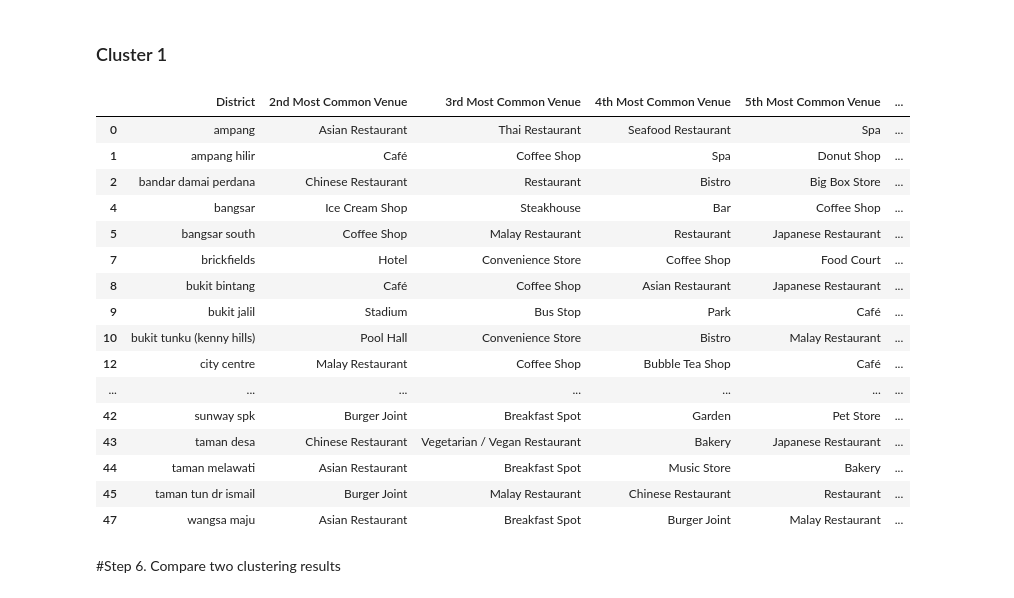
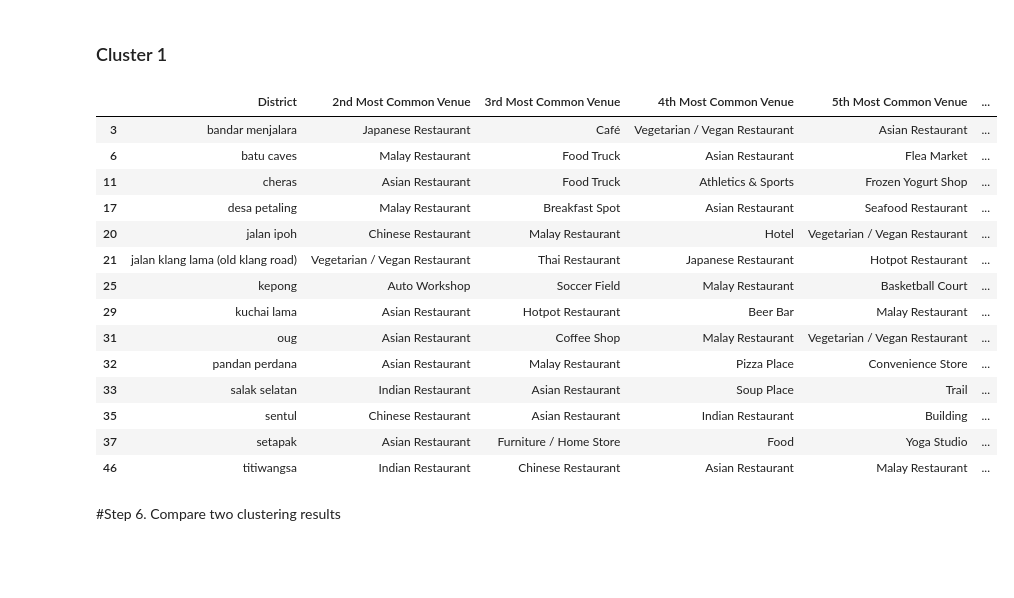
Before and after one commit to anvarnarz/ML-clustering-kl-properties-vs-venues, a Jupyter notebook: main.ipynb, the cells around one changed output. Saved outputs shown, nothing was run; the diff lists cells and outputs as text; code cells hidden in the pictures; blank space fills up the shorter version.

```diff
--- a/main.ipynb
+++ b/main.ipynb
@@ -462,8 +462,8 @@ Next let's analyse the same neighborhoods using the data obtained from Foursquar
 # %% [markdown]
 ##Foursquare crdentials
 # %%
-CLIENT_ID = '***' # your Foursquare ID (fake)
-CLIENT_SECRET = '***' # your Foursquare Secret
+CLIENT_ID = 'HOGPJE3HEQSUCCOHACGSFU22DYGFV4NM3VG2WELOIHXBH0QF' # your Foursquare ID (fake)
+CLIENT_SECRET = 'Y0DLYDDF2YBRYE2IITVXVPLIYZ4YAAI2VR0FEKDKZ3UDB1MA' # your Foursquare Secret
 VERSION = '20200612' # Foursquare API version
 LIMIT=100
 # %% [markdown]
@@ -763,25 +763,23 @@ kl_venues_merged.loc[kl_venues_merged['Cluster Labels'] == 0, kl_venues_merged.c
 # %% [markdown]
 ### Cluster 1
 # %%
-kl_venues_merged.loc[kl_venues_merged['Cluster Labels'] == 1, kl_venues_merged.columns[[0] + list(range(5, kl_venues_merged.shape[1]))]]
+kl_venues_merged.loc[kl_venues_merged['Cluster Labels'] == 2, kl_venues_merged.columns[[0] + list(range(5, kl_venues_merged.shape[1]))]]
 # %% [output]
 |  | District | 2nd Most Common Venue | 3rd Most Common Venue | 4th Most Common Venue | 5th Most Common Venue | ... |
-| 0 | ampang | Asian Restaurant | Thai Restaurant | Seafood Restaurant | Spa | ... |
-| 1 | ampang hilir | Café | Coffee Shop | Spa | Donut Shop | ... |
-| 2 | bandar damai perdana | Chinese Restaurant | Restaurant | Bistro | Big Box Store | ... |
-| 4 | bangsar | Ice Cream Shop | Steakhouse | Bar | Coffee Shop | ... |
-| 5 | bangsar south | Coffee Shop | Malay Restaurant | Restaurant | Japanese Restaurant | ... |
-| 7 | brickfields | Hotel | Convenience Store | Coffee Shop | Food Court | ... |
-| 8 | bukit bintang | Café | Coffee Shop | Asian Restaurant | Japanese Restaurant | ... |
-| 9 | bukit jalil | Stadium | Bus Stop | Park | Café | ... |
-| 10 | bukit tunku (kenny hills) | Pool Hall | Convenience Store | Bistro | Malay Restaurant | ... |
-| 12 | city centre | Malay Restaurant | Coffee Shop | Bubble Tea Shop | Café | ... |
-| ... | ... | ... | ... | ... | ... | ... |
-| 42 | sunway spk | Burger Joint | Breakfast Spot | Garden | Pet Store | ... |
-| 43 | taman desa | Chinese Restaurant | Vegetarian / Vegan Restaurant | Bakery | Japanese Restaurant | ... |
-| 44 | taman melawati | Asian Restaurant | Breakfast Spot | Music Store | Bakery | ... |
-| 45 | taman tun dr ismail | Burger Joint | Malay Restaurant | Chinese Restaurant | Restaurant | ... |
-| 47 | wangsa maju | Asian Restaurant | Breakfast Spot | Burger Joint | Malay Restaurant | ... |
+| 3 | bandar menjalara | Japanese Restaurant | Café | Vegetarian / Vegan Restaurant | Asian Restaurant | ... |
+| 6 | batu caves | Malay Restaurant | Food Truck | Asian Restaurant | Flea Market | ... |
+| 11 | cheras | Asian Restaurant | Food Truck | Athletics & Sports | Frozen Yogurt Shop | ... |
+| 17 | desa petaling | Malay Restaurant | Breakfast Spot | Asian Restaurant | Seafood Restaurant | ... |
+| 20 | jalan ipoh | Chinese Restaurant | Malay Restaurant | Hotel | Vegetarian / Vegan Restaurant | ... |
+| 21 | jalan klang lama (old klang road) | Vegetarian / Vegan Restaurant | Thai Restaurant | Japanese Restaurant | Hotpot Restaurant | ... |
+| 25 | kepong | Auto Workshop | Soccer Field | Malay Restaurant | Basketball Court | ... |
+| 29 | kuchai lama | Asian Restaurant | Hotpot Restaurant | Beer Bar | Malay Restaurant | ... |
+| 31 | oug | Asian Restaurant | Coffee Shop | Malay Restaurant | Vegetarian / Vegan Restaurant | ... |
+| 32 | pandan perdana | Asian Restaurant | Malay Restaurant | Pizza Place | Convenience Store | ... |
+| 33 | salak selatan | Indian Restaurant | Asian Restaurant | Soup Place | Trail | ... |
+| 35 | sentul | Chinese Restaurant | Asian Restaurant | Indian Restaurant | Building | ... |
+| 37 | setapak | Asian Restaurant | Furniture / Home Store | Food | Yoga Studio | ... |
+| 46 | titiwangsa | Indian Restaurant | Chinese Restaurant | Asian Restaurant | Malay Restaurant | ... |
 # %% [markdown]
 #Step 6. Compare two clustering results
 # %% [markdown]
```
Also changed, not shown: parts of 2 cells of this notebook, 1 other file.
